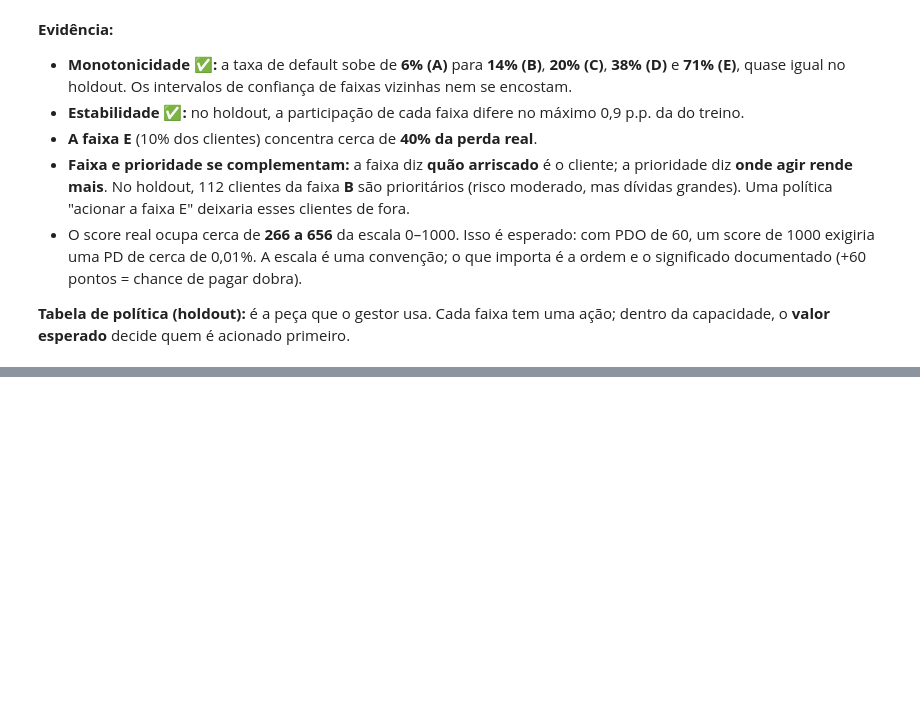
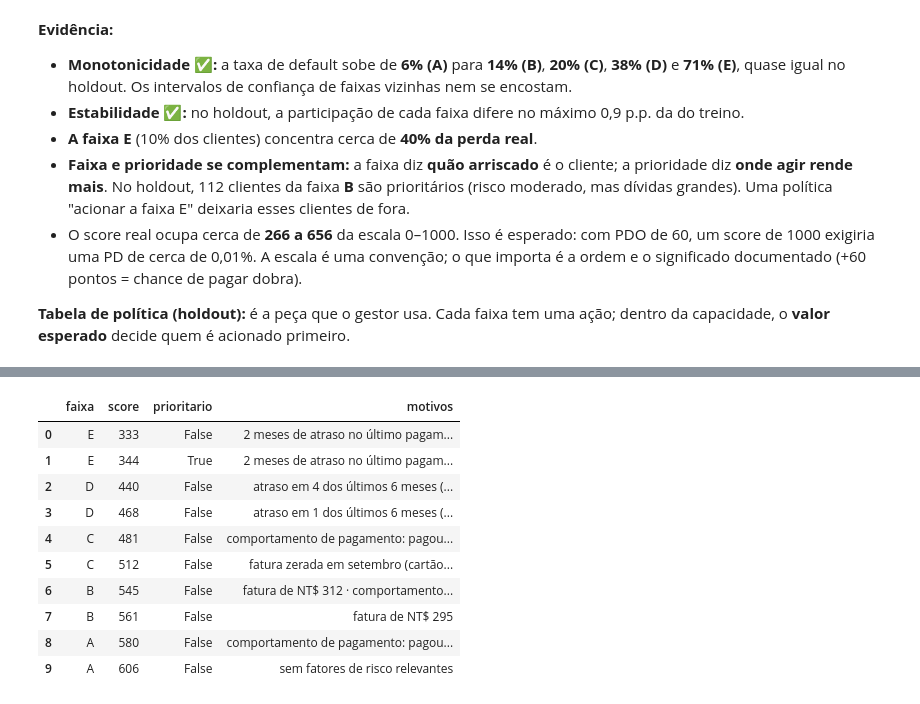
Before and after one commit to RToyoyama/credit-risk-semantix, a Jupyter notebook: notebooks/03_modelagem_e_decisao.ipynb, the cells around one changed output, grey strips where cells are left out. Saved outputs shown, nothing was run; the diff lists cells and outputs as text; code cells hidden in the pictures; blank space fills up the shorter version.

```diff
--- a/notebooks/03_modelagem_e_decisao.ipynb
+++ b/notebooks/03_modelagem_e_decisao.ipynb
@@ -1312,0 +1386,17 @@ policy_table
+# %%
+pd.set_option("display.max_colwidth", 200)
+pd.read_csv(config.REPORTS_DIR / "reasons_examples.csv")[
+    ["faixa", "score", "prioritario", "motivos"]
+]
+# %% [output]
+|  | faixa | score | prioritario | motivos |
+| 0 | E | 333 | False | 2 meses de atraso no último pagam... |
+| 1 | E | 344 | True | 2 meses de atraso no último pagam... |
+| 2 | D | 440 | False | atraso em 4 dos últimos 6 meses (... |
+| 3 | D | 468 | False | atraso em 1 dos últimos 6 meses (... |
+| 4 | C | 481 | False | comportamento de pagamento: pagou... |
+| 5 | C | 512 | False | fatura zerada em setembro (cartão... |
+| 6 | B | 545 | False | fatura de NT$ 312 · comportamento... |
+| 7 | B | 561 | False | fatura de NT$ 295 |
+| 8 | A | 580 | False | comportamento de pagamento: pagou... |
+| 9 | A | 606 | False | sem fatores de risco relevantes |
```
Also changed, not shown: parts of 4 cells of this notebook, 13 other files.
